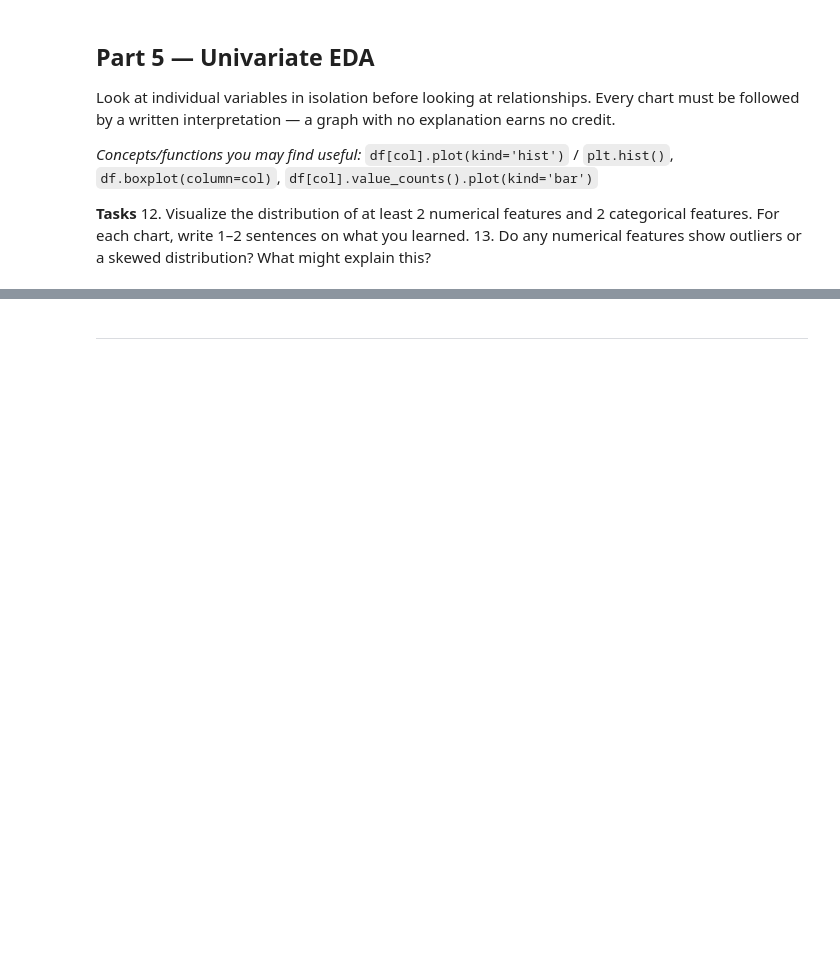
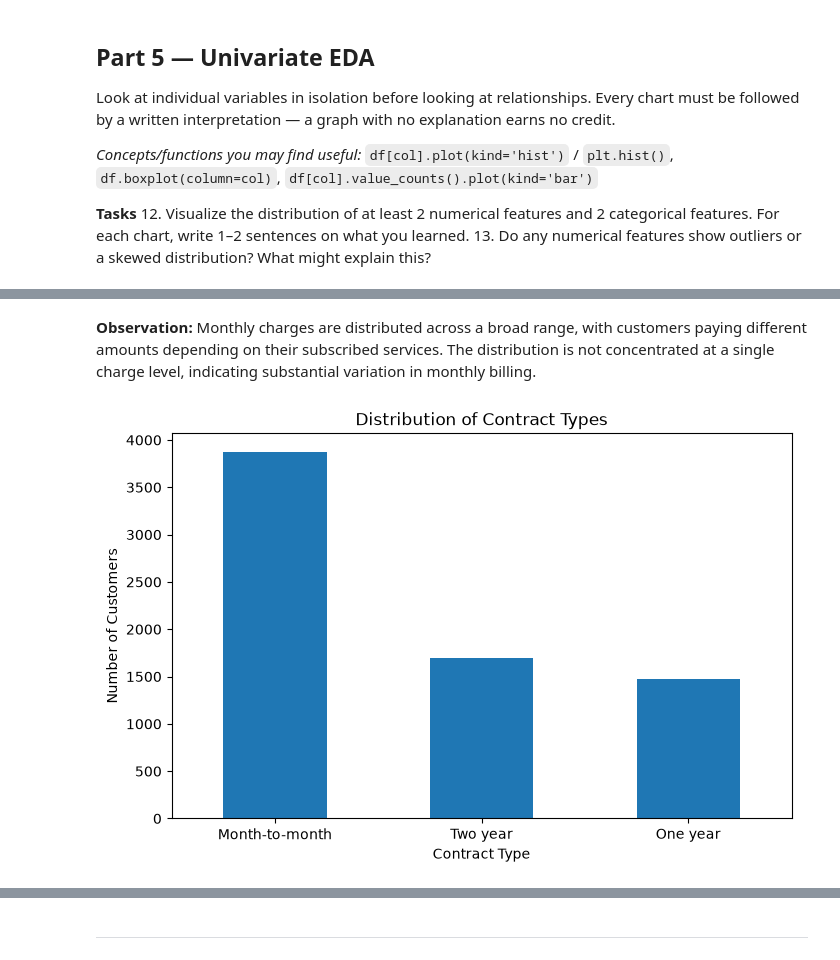
Before and after one commit to arshadalikhokhar05-sketch/machine-learning-data-preprocessing-lab, a Jupyter notebook: Lab2_Data_Cleaning_EDA_Template.ipynb, the cells around one changed output, grey strips where cells are left out. Cells and saved outputs as stored; diff of their text form; code cells hidden in the pictures; blank space fills up the shorter version.

```diff
--- a/Lab2_Data_Cleaning_EDA_Template.ipynb
+++ b/Lab2_Data_Cleaning_EDA_Template.ipynb
@@ -371,0 +376,13 @@ _(your answer here)_
+# %% [markdown]
+**Observation:** Monthly charges are distributed across a broad range, with customers paying different amounts depending on their subscribed services. The distribution is not concentrated at a single charge level, indicating substantial variation in monthly billing.
+# %%
+# Task 12 — categorical feature 1: distribution plot
+plt.figure(figsize=(8, 5))
+clean_df["Contract"].value_counts().plot(kind="bar")
+plt.xlabel("Contract Type")
+plt.ylabel("Number of Customers")
+plt.title("Distribution of Contract Types")
+plt.xticks(rotation=0)
+plt.show()
+# %% [output]
+[figure, added]
```
Also changed, not shown: parts of 14 cells of this notebook.
